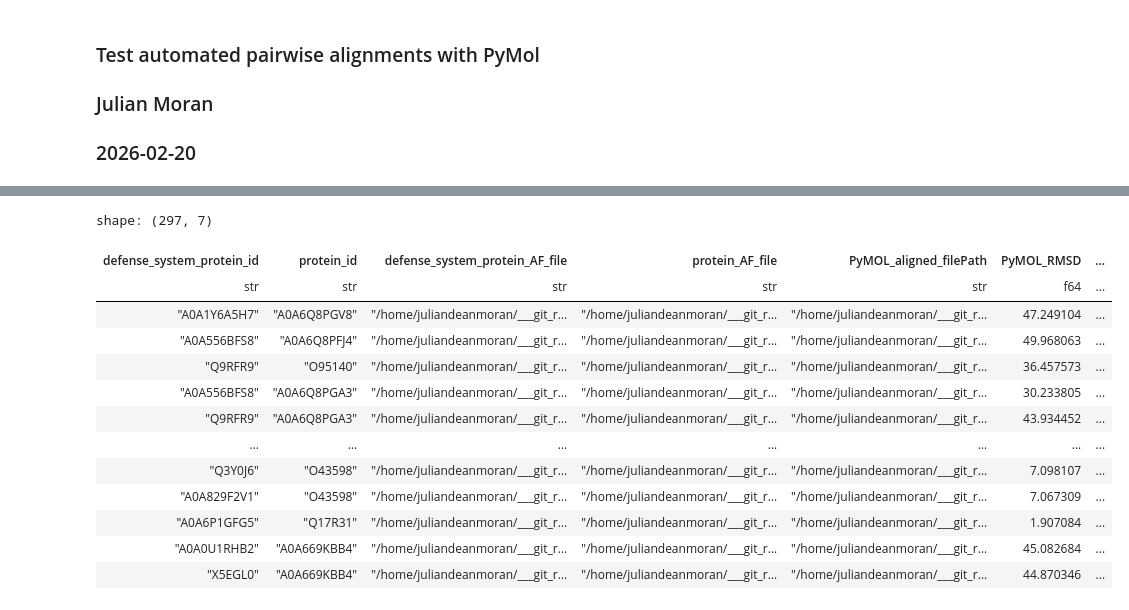
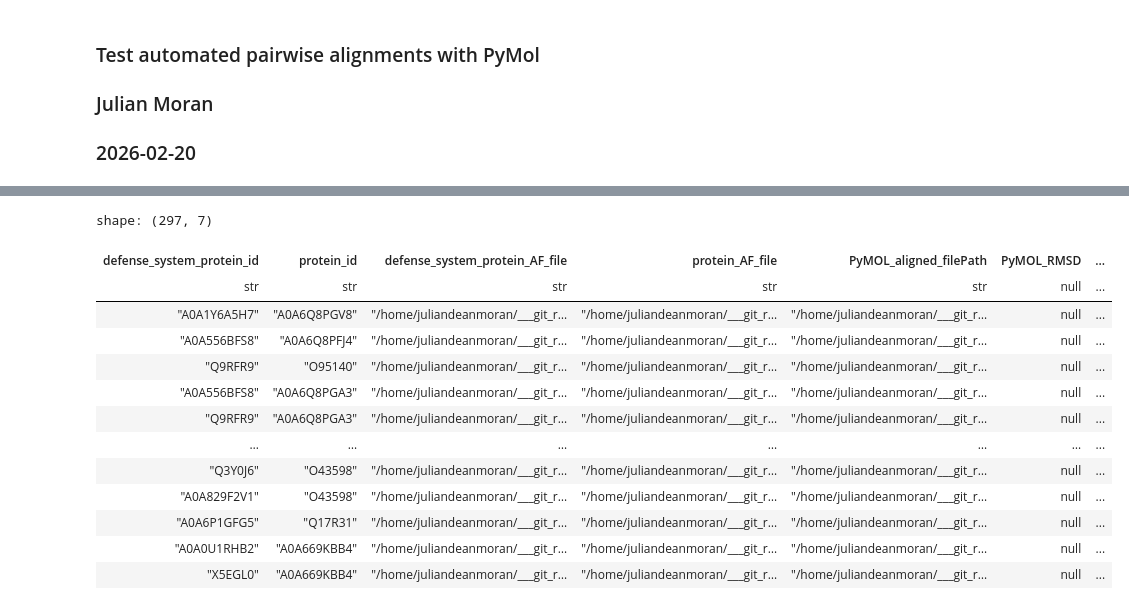
Before and after one commit to juliandeanmoran/BISSH, a Jupyter notebook: testing/test_pymol_align.ipynb, the cells around one changed output, grey strips where cells are left out. Saved outputs shown, nothing was run; the diff lists cells and outputs as text; code cells hidden in the pictures.

Commit message:
Generated pyMOL alignments using `super` and `cealign` methods. `cealign` returning no performance metrics.

```diff
--- a/testing/test_pymol_align.ipynb
+++ b/testing/test_pymol_align.ipynb
@@ -31,6 +31,8 @@ logger = logging.getLogger(__name__)
 # ============================================================
 #                           Args
 # ============================================================
+
+PM_ALIGN_METHOD = "cealign" # set to "align", "cealign", or "super"
 
 args = {
     "data_file_protein_pairs": f"{INSTALL_PATH}/results/explore_aJain_iei_pipeline/defense_proteins_filt_n=297.tsv",
@@ -38,7 +40,7 @@ args = {
     "col_target_protein_ids": "protein_id",
     "out_dir": Path(f"{INSTALL_PATH}/results/test_pymol_align/"),
     "out_dir_af": Path(f"{INSTALL_PATH}/results/test_pymol_align/alphafold_structures"),
-    "out_dir_pm": Path(f"{INSTALL_PATH}/results/test_pymol_align/pymol_alignments")
+    "out_dir_pm": Path(f"{INSTALL_PATH}/results/test_pymol_align/pymol_alignments/{PM_ALIGN_METHOD}")
 }
 # %%
 # ============================================================
@@ -217,6 +219,7 @@ def pymol_align_pair(
     pdb_query: str,
     pdb_target: str,
     out_path_structure: str,
+    pymol_align_method: str,
     overwrite: bool = False,
 ) -> tuple[str, str]:
 
@@ -237,7 +240,7 @@ cmd.show("cartoon", "s2")
 cmd.color("blue", "s1")
 cmd.color("red", "s2")
 
-r = cmd.align("s1", "s2")
+r = cmd.{pymol_align_method}("s1", "s2")
 
 print("METRICS\\t%f\\t%d" % (r[0], r[1]))
 cmd.save(r"{out_path_structure}")
@@ -276,6 +279,7 @@ def pymol_align_pairs(
     col_target_id: str,
     col_target_struct: str,
     out_dir: str,
+    pymol_align_method: str,
     overwrite: bool = False,
 ) -> pl.DataFrame:
 
@@ -290,6 +294,7 @@ def pymol_align_pairs(
             pdb_query=df_structure_files[i, col_query_struct],
             pdb_target=df_structure_files[i, col_target_struct],
             out_path_structure=out_path_structure,
+            pymol_align_method=pymol_align_method,
             overwrite=overwrite
         )
         col_struct_paths.append(out_path_structure)
@@ -308,45 +313,46 @@ def pymol_align_pairs(
 df_structures_aligned = pymol_align_pairs(
     df_structure_files=df_structure_files,
     col_query_id=args["col_query_protein_ids"],
     col_query_struct=col_query_struct,
     col_target_id=args["col_target_protein_ids"],
     col_target_struct=col_target_struct,
+    pymol_align_method=PM_ALIGN_METHOD,
     out_dir=args["out_dir_pm"]
 )
 
 df_structures_aligned
 # %% [output]
 INFO:__main__:For /home/juliandeanmoran/___git_repos/BISSH/results/test_pymol_align/alphafold_structures/A0A1Y6A5H7_AF.pdb,/home/juliandeanmoran/___git_repos/BISSH/results/test_pymol_align/alphafold_s ...
 INFO:__main__:For /home/juliandeanmoran/___git_repos/BISSH/results/test_pymol_align/alphafold_structures/A0A556BFS8_AF.pdb,/home/juliandeanmoran/___git_repos/BISSH/results/test_pymol_align/alphafold_s ...
 INFO:__main__:For /home/juliandeanmoran/___git_repos/BISSH/results/test_pymol_align/alphafold_structures/Q9RFR9_AF.pdb,/home/juliandeanmoran/___git_repos/BISSH/results/test_pymol_align/alphafold_struc ...
 INFO:__main__:For /home/juliandeanmoran/___git_repos/BISSH/results/test_pymol_align/alphafold_structures/A0A556BFS8_AF.pdb,/home/juliandeanmoran/___git_repos/BISSH/results/test_pymol_align/alphafold_s ...
 INFO:__main__:For /home/juliandeanmoran/___git_repos/BISSH/results/test_pymol_align/alphafold_structures/Q9RFR9_AF.pdb,/home/juliandeanmoran/___git_repos/BISSH/results/test_pymol_align/alphafold_struc ...
 INFO:__main__:For /home/juliandeanmoran/___git_repos/BISSH/results/test_pymol_align/alphafold_structures/Q9RFR9_AF.pdb,/home/juliandeanmoran/___git_repos/BISSH/results/test_pymol_align/alphafold_struc ...
 INFO:__main__:For /home/juliandeanmoran/___git_repos/BISSH/results/test_pymol_align/alphafold_structures/A0A1Y6A5H7_AF.pdb,/home/juliandeanmoran/___git_repos/BISSH/results/test_pymol_align/alphafold_s ...
 INFO:__main__:For /home/juliandeanmoran/___git_repos/BISSH/results/test_pymol_align/alphafold_structures/A0A556BFS8_AF.pdb,/home/juliandeanmoran/___git_repos/BISSH/results/test_pymol_align/alphafold_s ...
 INFO:__main__:For /home/juliandeanmoran/___git_repos/BISSH/results/test_pymol_align/alphafold_structures/A0A1Y6A5H7_AF.pdb,/home/juliandeanmoran/___git_repos/BISSH/results/test_pymol_align/alphafold_s ...
 INFO:__main__:For /home/juliandeanmoran/___git_repos/BISSH/results/test_pymol_align/alphafold_structures/Q9RFR9_AF.pdb,/home/juliandeanmoran/___git_repos/BISSH/results/test_pymol_align/alphafold_struc ...
 INFO:__main__:For /home/juliandeanmoran/___git_repos/BISSH/results/test_pymol_align/alphafold_structures/A0A1Y6A5H7_AF.pdb,/home/juliandeanmoran/___git_repos/BISSH/results/test_pymol_align/alphafold_s ...
 INFO:__main__:For /home/juliandeanmoran/___git_repos/BISSH/results/test_pymol_align/alphafold_structures/A0A556BFS8_AF.pdb,/home/juliandeanmoran/___git_repos/BISSH/results/test_pymol_align/alphafold_s ...
 ... (281 lines left out)
 INFO:__main__:For /home/juliandeanmoran/___git_repos/BISSH/results/test_pymol_align/alphafold_structures/A0A829F2V1_AF.pdb,/home/juliandeanmoran/___git_repos/BISSH/results/test_pymol_align/alphafold_s ...
 INFO:__main__:For /home/juliandeanmoran/___git_repos/BISSH/results/test_pymol_align/alphafold_structures/A0A6P1GFG5_AF.pdb,/home/juliandeanmoran/___git_repos/BISSH/results/test_pymol_align/alphafold_s ...
 INFO:__main__:For /home/juliandeanmoran/___git_repos/BISSH/results/test_pymol_align/alphafold_structures/A0A0U1RHB2_AF.pdb,/home/juliandeanmoran/___git_repos/BISSH/results/test_pymol_align/alphafold_s ...
 INFO:__main__:For /home/juliandeanmoran/___git_repos/BISSH/results/test_pymol_align/alphafold_structures/X5EGL0_AF.pdb,/home/juliandeanmoran/___git_repos/BISSH/results/test_pymol_align/alphafold_struc ...
 shape: (297, 7)
 | defense_system_protein_id | protein_id | defense_system_protein_AF_file | protein_AF_file | PyMOL_aligned_filePath | PyMOL_RMSD | ... |
-| str | str | str | str | str | f64 | ... |
-| "A0A1Y6A5H7" | "A0A6Q8PGV8" | "/home/juliandeanmoran/___git_r… | "/home/juliandeanmoran/___git_r… | "/home/juliandeanmoran/___git_r… | 47.249104 | ... |
-| "A0A556BFS8" | "A0A6Q8PFJ4" | "/home/juliandeanmoran/___git_r… | "/home/juliandeanmoran/___git_r… | "/home/juliandeanmoran/___git_r… | 49.968063 | ... |
-| "Q9RFR9" | "O95140" | "/home/juliandeanmoran/___git_r… | "/home/juliandeanmoran/___git_r… | "/home/juliandeanmoran/___git_r… | 36.457573 | ... |
-| "A0A556BFS8" | "A0A6Q8PGA3" | "/home/juliandeanmoran/___git_r… | "/home/juliandeanmoran/___git_r… | "/home/juliandeanmoran/___git_r… | 30.233805 | ... |
-| "Q9RFR9" | "A0A6Q8PGA3" | "/home/juliandeanmoran/___git_r… | "/home/juliandeanmoran/___git_r… | "/home/juliandeanmoran/___git_r… | 43.934452 | ... |
+| str | str | str | str | str | null | ... |
+| "A0A1Y6A5H7" | "A0A6Q8PGV8" | "/home/juliandeanmoran/___git_r… | "/home/juliandeanmoran/___git_r… | "/home/juliandeanmoran/___git_r… | null | ... |
+| "A0A556BFS8" | "A0A6Q8PFJ4" | "/home/juliandeanmoran/___git_r… | "/home/juliandeanmoran/___git_r… | "/home/juliandeanmoran/___git_r… | null | ... |
+| "Q9RFR9" | "O95140" | "/home/juliandeanmoran/___git_r… | "/home/juliandeanmoran/___git_r… | "/home/juliandeanmoran/___git_r… | null | ... |
+| "A0A556BFS8" | "A0A6Q8PGA3" | "/home/juliandeanmoran/___git_r… | "/home/juliandeanmoran/___git_r… | "/home/juliandeanmoran/___git_r… | null | ... |
+| "Q9RFR9" | "A0A6Q8PGA3" | "/home/juliandeanmoran/___git_r… | "/home/juliandeanmoran/___git_r… | "/home/juliandeanmoran/___git_r… | null | ... |
 | … | … | … | … | … | … | ... |
-| "Q3Y0J6" | "O43598" | "/home/juliandeanmoran/___git_r… | "/home/juliandeanmoran/___git_r… | "/home/juliandeanmoran/___git_r… | 7.098107 | ... |
-| "A0A829F2V1" | "O43598" | "/home/juliandeanmoran/___git_r… | "/home/juliandeanmoran/___git_r… | "/home/juliandeanmoran/___git_r… | 7.067309 | ... |
-| "A0A6P1GFG5" | "Q17R31" | "/home/juliandeanmoran/___git_r… | "/home/juliandeanmoran/___git_r… | "/home/juliandeanmoran/___git_r… | 1.907084 | ... |
-| "A0A0U1RHB2" | "A0A669KBB4" | "/home/juliandeanmoran/___git_r… | "/home/juliandeanmoran/___git_r… | "/home/juliandeanmoran/___git_r… | 45.082684 | ... |
-| "X5EGL0" | "A0A669KBB4" | "/home/juliandeanmoran/___git_r… | "/home/juliandeanmoran/___git_r… | "/home/juliandeanmoran/___git_r… | 44.870346 | ... |
+| "Q3Y0J6" | "O43598" | "/home/juliandeanmoran/___git_r… | "/home/juliandeanmoran/___git_r… | "/home/juliandeanmoran/___git_r… | null | ... |
+| "A0A829F2V1" | "O43598" | "/home/juliandeanmoran/___git_r… | "/home/juliandeanmoran/___git_r… | "/home/juliandeanmoran/___git_r… | null | ... |
+| "A0A6P1GFG5" | "Q17R31" | "/home/juliandeanmoran/___git_r… | "/home/juliandeanmoran/___git_r… | "/home/juliandeanmoran/___git_r… | null | ... |
+| "A0A0U1RHB2" | "A0A669KBB4" | "/home/juliandeanmoran/___git_r… | "/home/juliandeanmoran/___git_r… | "/home/juliandeanmoran/___git_r… | null | ... |
+| "X5EGL0" | "A0A669KBB4" | "/home/juliandeanmoran/___git_r… | "/home/juliandeanmoran/___git_r… | "/home/juliandeanmoran/___git_r… | null | ... |
 # %%
 # ============================================================
 #                             Out
```
Also changed, not shown: parts of 2 cells of this notebook, 3 other files.
